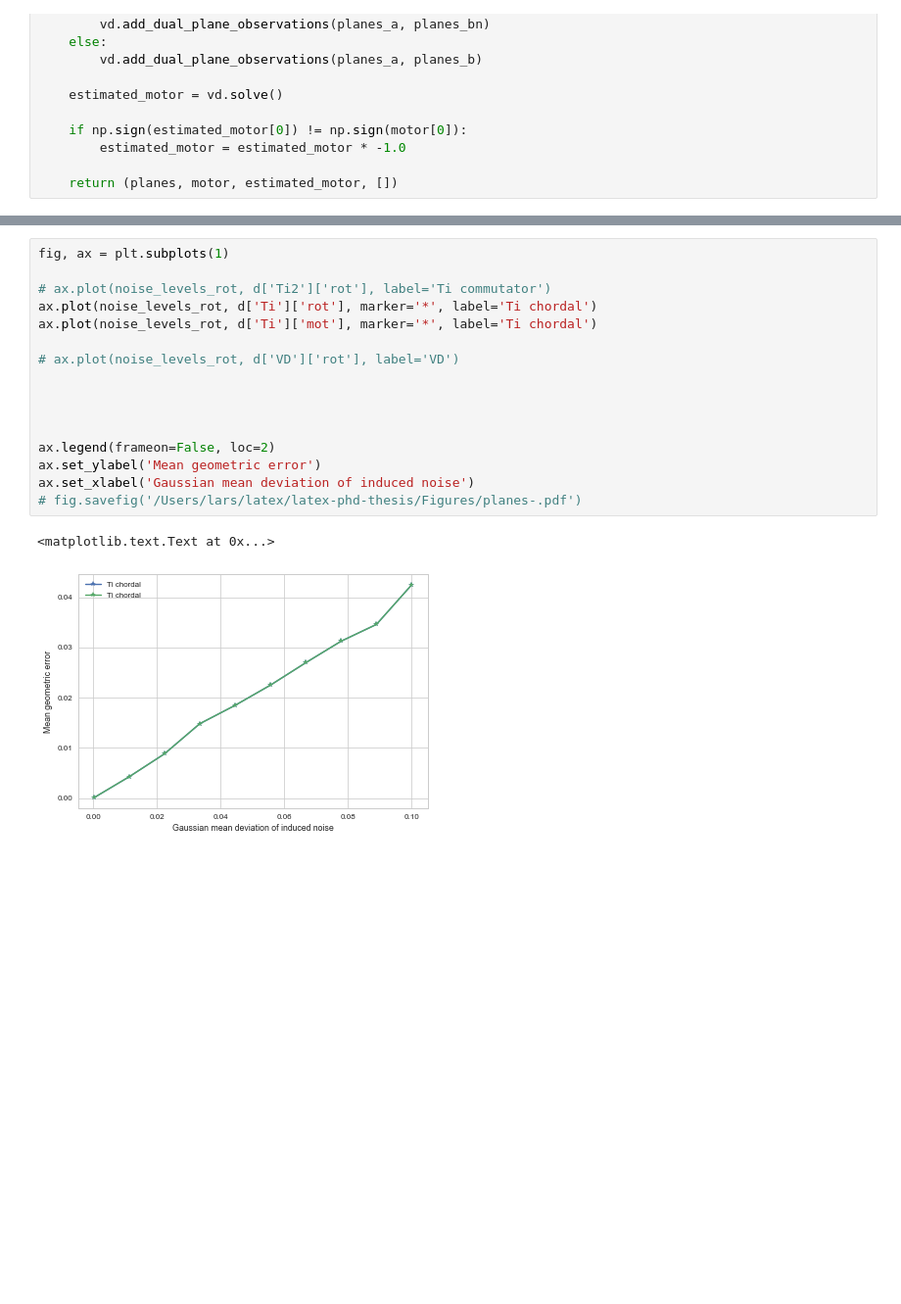
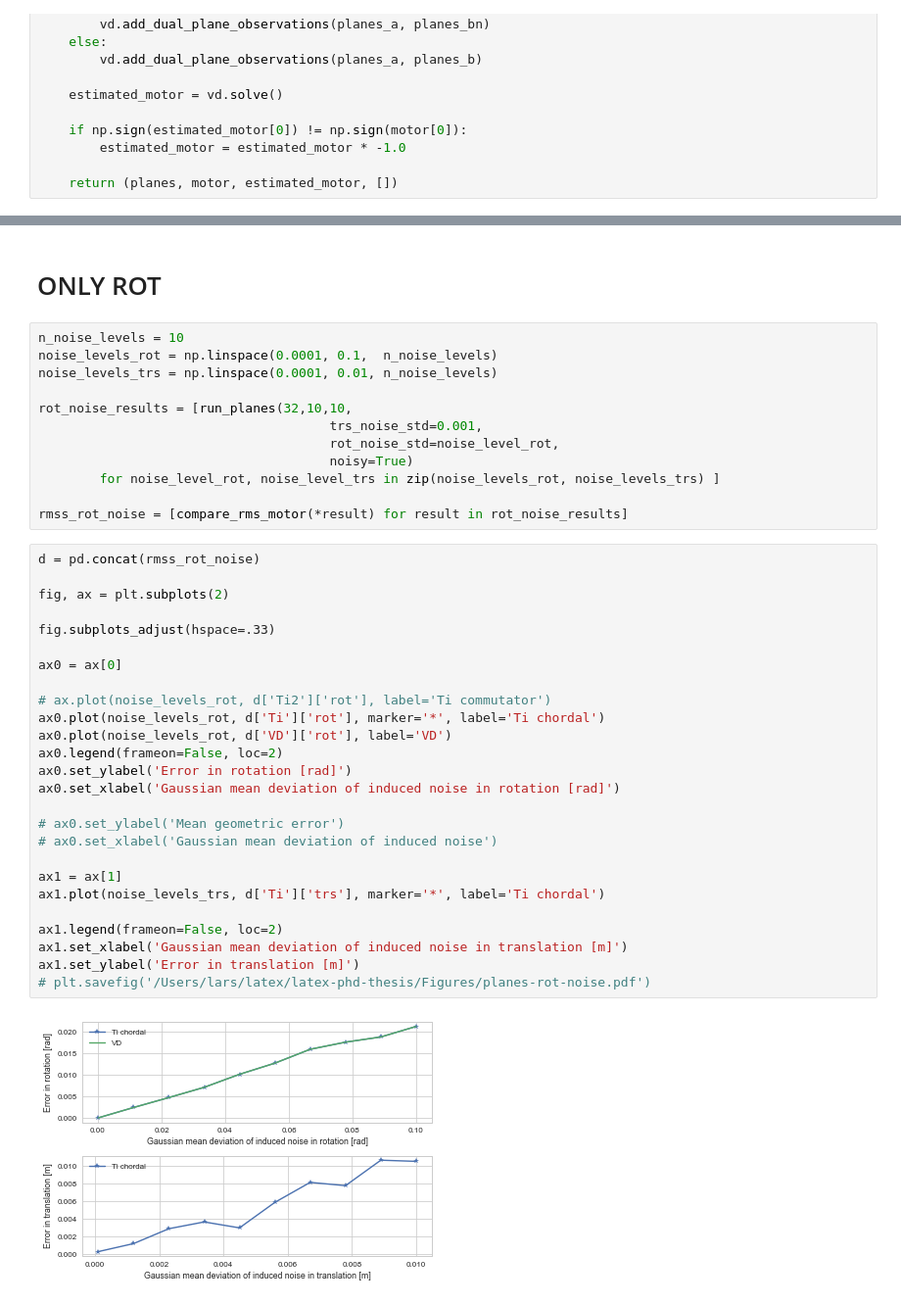
Before and after one commit to tingelst/game, a Jupyter notebook: python/Experiments-v2-Planes.ipynb, the cells around one changed output, grey strips where cells are left out. Shown at 98% size. Drawn from its saved outputs; the diff is of its cells as text; blank space fills up the shorter version.

Commit message:
Added more experiments for lines and planes

```diff
--- a/python/Experiments-v2-Planes.ipynb
+++ b/python/Experiments-v2-Planes.ipynb
@@ -252,19 +274,42 @@ d.T
+# %% [markdown]
+# ONLY ROT
+# %%
+n_noise_levels = 10
+noise_levels_rot = np.linspace(0.0001, 0.1,  n_noise_levels)
+noise_levels_trs = np.linspace(0.0001, 0.01, n_noise_levels)
+
+rot_noise_results = [run_planes(32,10,10,
+                                      trs_noise_std=0.001,
+                                      rot_noise_std=noise_level_rot,
+                                      noisy=True)
+        for noise_level_rot, noise_level_trs in zip(noise_levels_rot, noise_levels_trs) ]
+
+rmss_rot_noise = [compare_rms_motor(*result) for result in rot_noise_results]
 # %%
-fig, ax = plt.subplots(1)
+d = pd.concat(rmss_rot_noise)
+
+fig, ax = plt.subplots(2)
+
+fig.subplots_adjust(hspace=.33)
+
+ax0 = ax[0]
 
 # ax.plot(noise_levels_rot, d['Ti2']['rot'], label='Ti commutator')
-ax.plot(noise_levels_rot, d['Ti']['rot'], marker='*', label='Ti chordal')
-ax.plot(noise_levels_rot, d['Ti']['mot'], marker='*', label='Ti chordal')
+ax0.plot(noise_levels_rot, d['Ti']['rot'], marker='*', label='Ti chordal')
+ax0.plot(noise_levels_rot, d['VD']['rot'], label='VD')
+ax0.legend(frameon=False, loc=2)
+ax0.set_ylabel('Error in rotation [rad]')
+ax0.set_xlabel('Gaussian mean deviation of induced noise in rotation [rad]')
 
-# ax.plot(noise_levels_rot, d['VD']['rot'], label='VD')
+# ax0.set_ylabel('Mean geometric error')
+# ax0.set_xlabel('Gaussian mean deviation of induced noise')
 
+ax1 = ax[1]
+ax1.plot(noise_levels_trs, d['Ti']['trs'], marker='*', label='Ti chordal')
 
-
-
-ax.legend(frameon=False, loc=2)
-ax.set_ylabel('Mean geometric error')
-ax.set_xlabel('Gaussian mean deviation of induced noise')
-# fig.savefig('/Users/lars/latex/latex-phd-thesis/Figures/planes-.pdf')
+ax1.legend(frameon=False, loc=2)
+ax1.set_xlabel('Gaussian mean deviation of induced noise in translation [m]')
+ax1.set_ylabel('Error in translation [m]')
+# plt.savefig('/Users/lars/latex/latex-phd-thesis/Figures/planes-rot-noise.pdf')
 # %% [output]
-<matplotlib.text.Text at 0x...>
-[figure, old version]
+[figure, new version]
```
Also changed, not shown: parts of 12 cells of this notebook, 1 other file.
